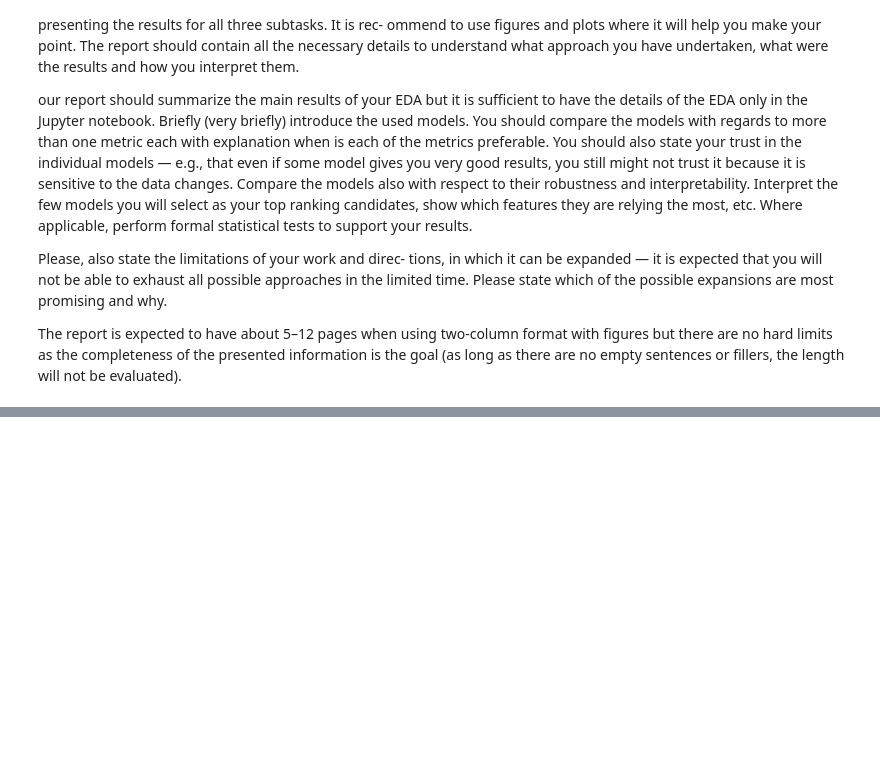
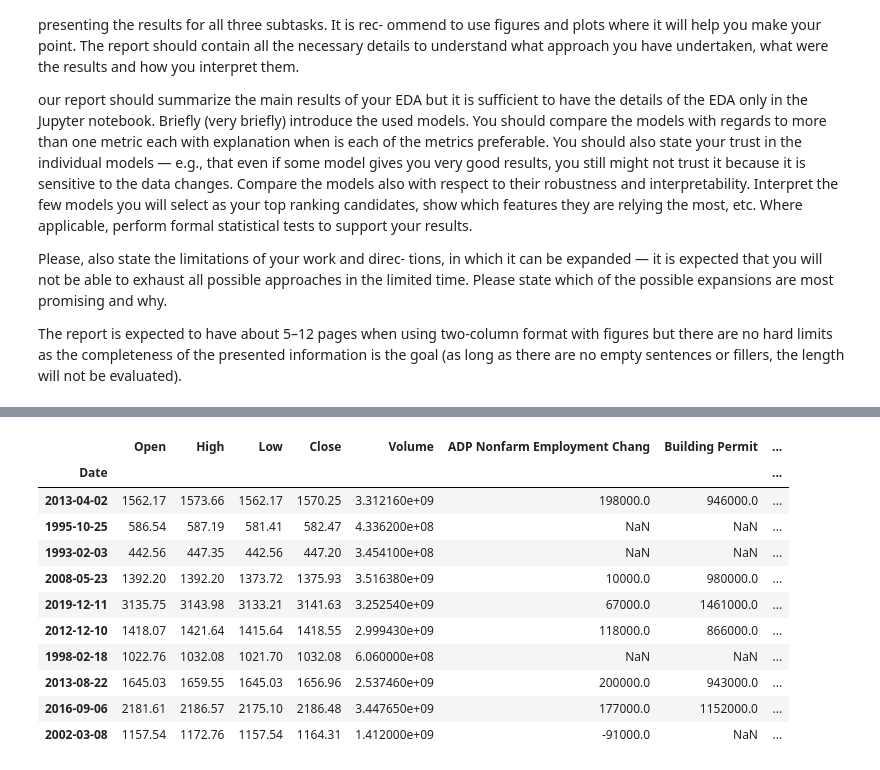
Before and after one commit to JanKorinek/03_Regression-SP500_Volumes_Prediction, a Jupyter notebook: EDA-S&P500_Regression.ipynb, the cells around one changed output, grey strips where cells are left out. Saved outputs shown, nothing was run; the diff lists cells and outputs as text; code cells hidden in the pictures; blank space fills up the shorter version.

```diff
--- a/EDA-S&P500_Regression.ipynb
+++ b/EDA-S&P500_Regression.ipynb
@@ -92,0 +101,23 @@ Dataset processing finished in: 0:00:20
+# %%
+import copy
+import numpy as np
+import pandas as pd
+import seaborn as sns
+import matplotlib.dates as mdates
+import matplotlib.pyplot as plt
+
+pd.set_option("display.max.columns", None)
+plt.style.use('seaborn')
+%matplotlib inline
+
+SMALL_SIZE = 12
+MEDIUM_SIZE = 14
+LARGE_SIZE = 16
+
+plt.rc('font', size=SMALL_SIZE)          # controls default text sizes
+plt.rc('axes', titlesize=SMALL_SIZE)     # fontsize of the axes title
+plt.rc('axes', labelsize=MEDIUM_SIZE)    # fontsize of the x and y labels
+plt.rc('xtick', labelsize=SMALL_SIZE)    # fontsize of the tick labels
+plt.rc('ytick', labelsize=SMALL_SIZE)    # fontsize of the tick labels
+plt.rc('legend', fontsize=SMALL_SIZE)    # legend fontsize
+plt.rc('figure', titlesize=LARGE_SIZE)   # fontsize of the figure title
@@ -92,0 +146,16 @@ Dataset processing finished in: 0:00:20
+# %%
+# check sampled data
+sp500_calendar.sample(10)
+# %% [output]
+|  | Open | High | Low | Close | Volume | ADP Nonfarm Employment Chang | Building Permit | ... |
+| Date |  |  |  |  |  |  |  | ... |
+| 2013-04-02 | 1562.17 | 1573.66 | 1562.17 | 1570.25 | 3.312160e+09 | 198000.0 | 946000.0 | ... |
+| 1995-10-25 | 586.54 | 587.19 | 581.41 | 582.47 | 4.336200e+08 | NaN | NaN | ... |
+| 1993-02-03 | 442.56 | 447.35 | 442.56 | 447.20 | 3.454100e+08 | NaN | NaN | ... |
+| 2008-05-23 | 1392.20 | 1392.20 | 1373.72 | 1375.93 | 3.516380e+09 | 10000.0 | 980000.0 | ... |
+| 2019-12-11 | 3135.75 | 3143.98 | 3133.21 | 3141.63 | 3.252540e+09 | 67000.0 | 1461000.0 | ... |
+| 2012-12-10 | 1418.07 | 1421.64 | 1415.64 | 1418.55 | 2.999430e+09 | 118000.0 | 866000.0 | ... |
+| 1998-02-18 | 1022.76 | 1032.08 | 1021.70 | 1032.08 | 6.060000e+08 | NaN | NaN | ... |
+| 2013-08-22 | 1645.03 | 1659.55 | 1645.03 | 1656.96 | 2.537460e+09 | 200000.0 | 943000.0 | ... |
+| 2016-09-06 | 2181.61 | 2186.57 | 2175.10 | 2186.48 | 3.447650e+09 | 177000.0 | 1152000.0 | ... |
+| 2002-03-08 | 1157.54 | 1172.76 | 1157.54 | 1164.31 | 1.412000e+09 | -91000.0 | NaN | ... |
```
Also changed, not shown: parts of 20 cells of this notebook.
